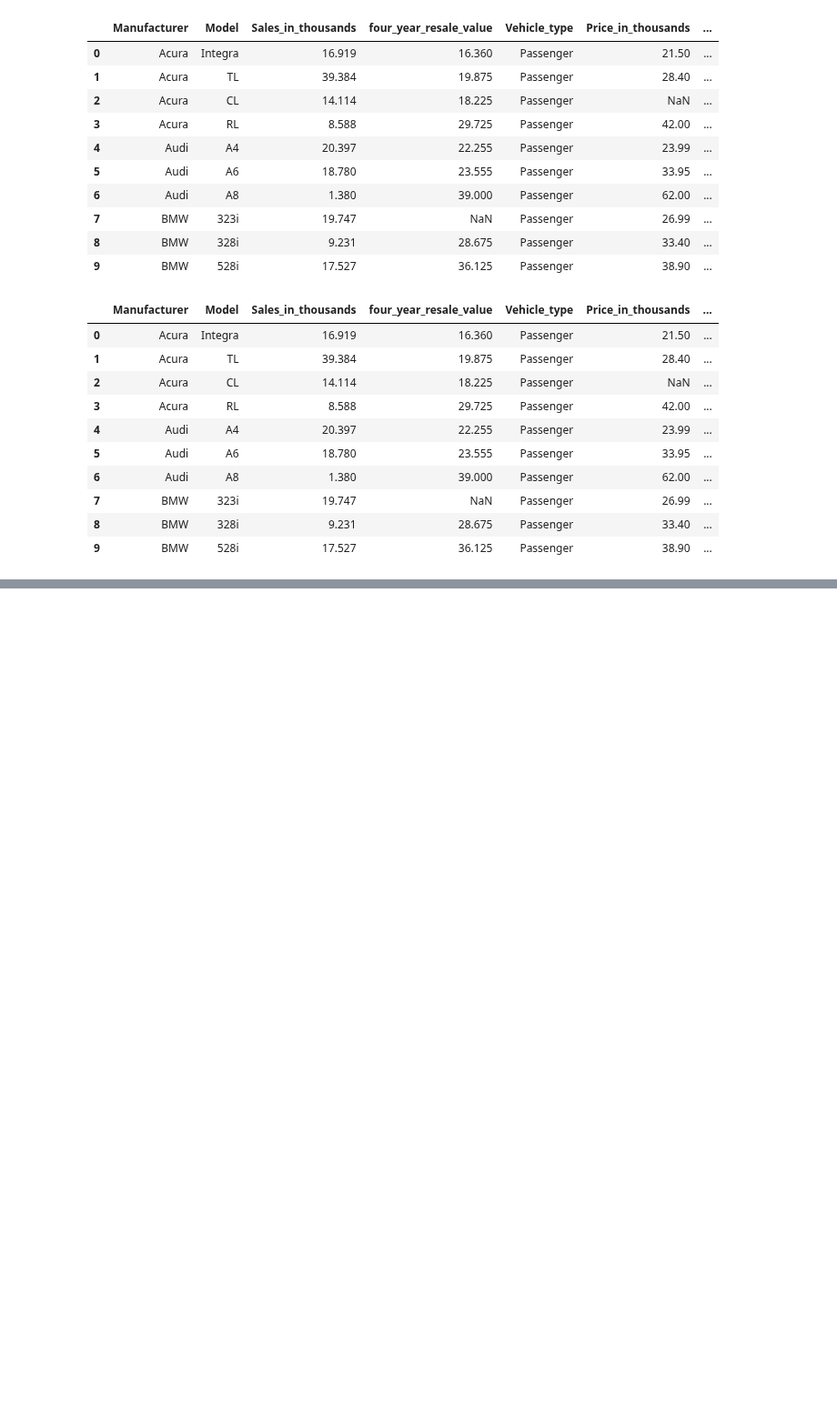
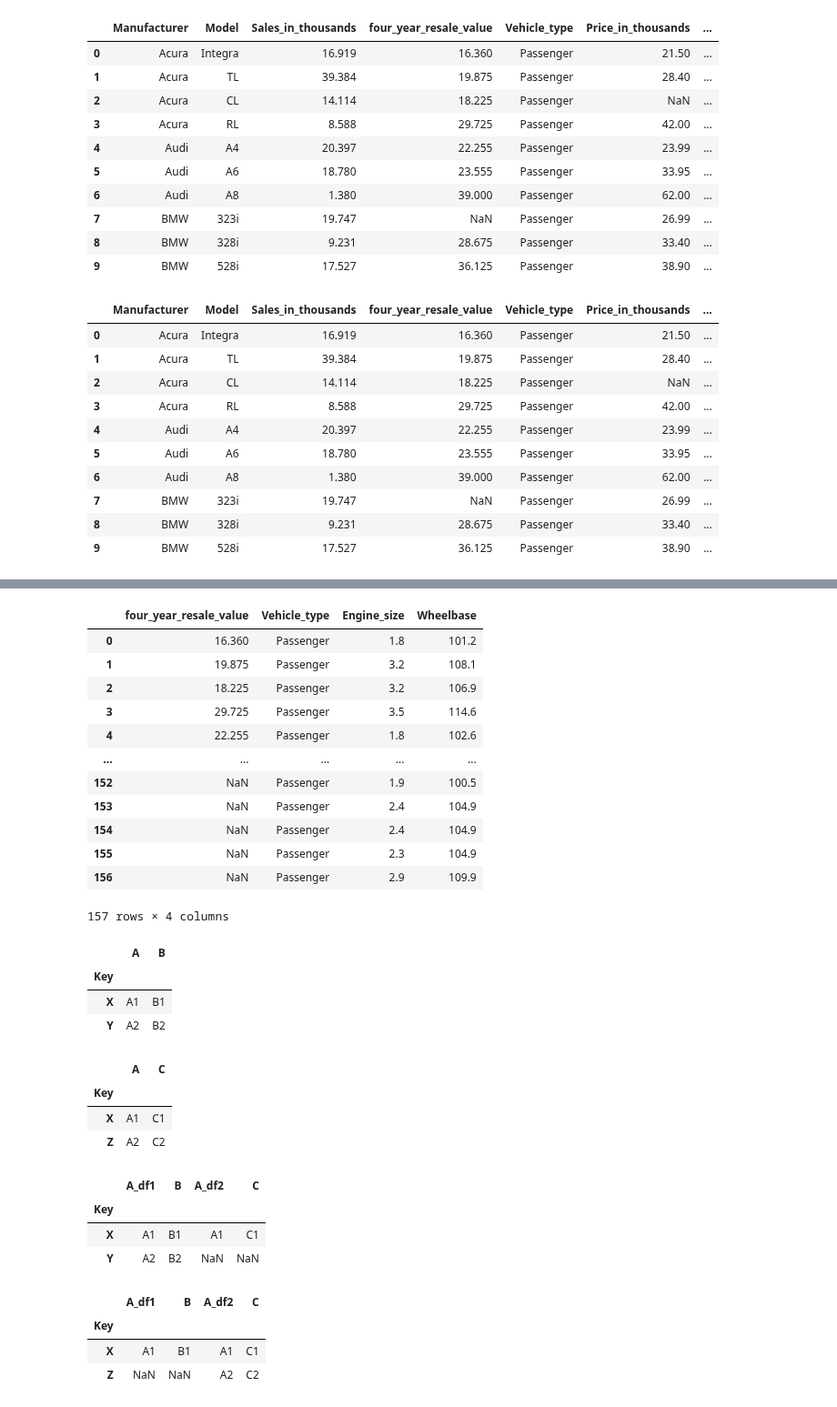
Before and after one commit to mkmritunjay/machineLearning, a Jupyter notebook: pandas_basics.ipynb, the cells around one changed output, grey strips where cells are left out. Shown at 91% size. Drawn from its saved outputs; the diff is of its cells as text; code cells hidden in the pictures; blank space fills up the shorter version.

```diff
--- a/pandas_basics.ipynb
+++ b/pandas_basics.ipynb
@@ -610,0 +711,54 @@ df_merge.head(10)
+# %%
+df_regex = car_sales.filter(regex='e$', axis=1)
+df_regex
+# %% [output]
+|  | four_year_resale_value | Vehicle_type | Engine_size | Wheelbase |
+| 0 | 16.360 | Passenger | 1.8 | 101.2 |
+| 1 | 19.875 | Passenger | 3.2 | 108.1 |
+| 2 | 18.225 | Passenger | 3.2 | 106.9 |
+| 3 | 29.725 | Passenger | 3.5 | 114.6 |
+| 4 | 22.255 | Passenger | 1.8 | 102.6 |
+| ... | ... | ... | ... | ... |
+| 152 | NaN | Passenger | 1.9 | 100.5 |
+| 153 | NaN | Passenger | 2.4 | 104.9 |
+| 154 | NaN | Passenger | 2.4 | 104.9 |
+| 155 | NaN | Passenger | 2.3 | 104.9 |
+| 156 | NaN | Passenger | 2.9 | 109.9 |
+157 rows × 4 columns
+# %%
+# join / merge / concat
+# join = left, right, inner, outer
+import pandas as pd
+df1 = pd.DataFrame({'Key':['X','Y'],
+                    'A':['A1','A2'],
+                    'B':['B1','B2']}).set_index('Key')
+df1
+# %% [output]
+|  | A | B |
+| Key |  |  |
+| X | A1 | B1 |
+| Y | A2 | B2 |
+# %%
+df2 = pd.DataFrame({'Key':['X','Z'],
+                    'A':['A1','A2'],
+                    'C':['C1','C2']}).set_index('Key')
+df2
+# %% [output]
+|  | A | C |
+| Key |  |  |
+| X | A1 | C1 |
+| Z | A2 | C2 |
+# %%
+df1.join(df2, lsuffix='_df1', rsuffix='_df2', how='left')
+# %% [output]
+|  | A_df1 | B | A_df2 | C |
+| Key |  |  |  |  |
+| X | A1 | B1 | A1 | C1 |
+| Y | A2 | B2 | NaN | NaN |
+# %%
+df1.join(df2, lsuffix='_df1', rsuffix='_df2', how='right')
+# %% [output]
+|  | A_df1 | B | A_df2 | C |
+| Key |  |  |  |  |
+| X | A1 | B1 | A1 | C1 |
+| Z | NaN | NaN | A2 | C2 |
```
Also changed, not shown: parts of 21 cells of this notebook.
